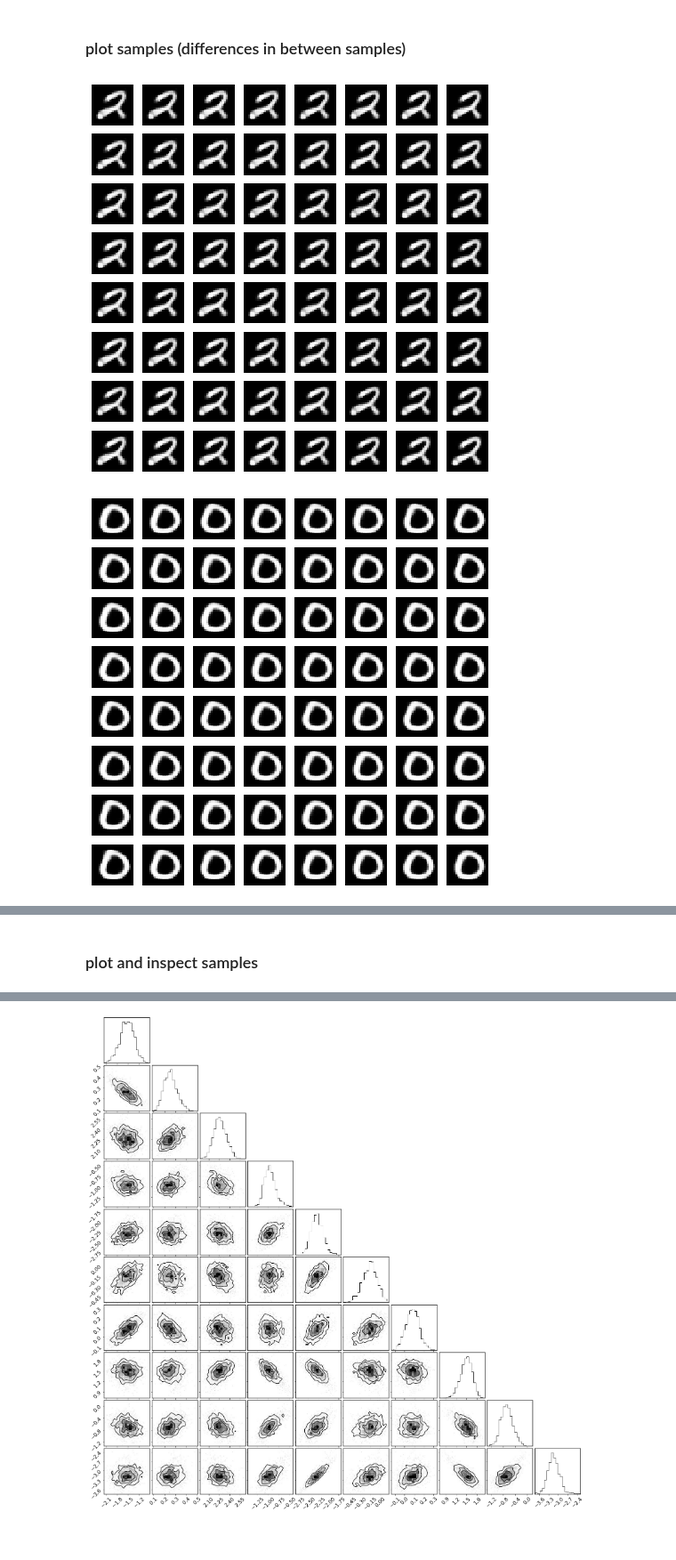
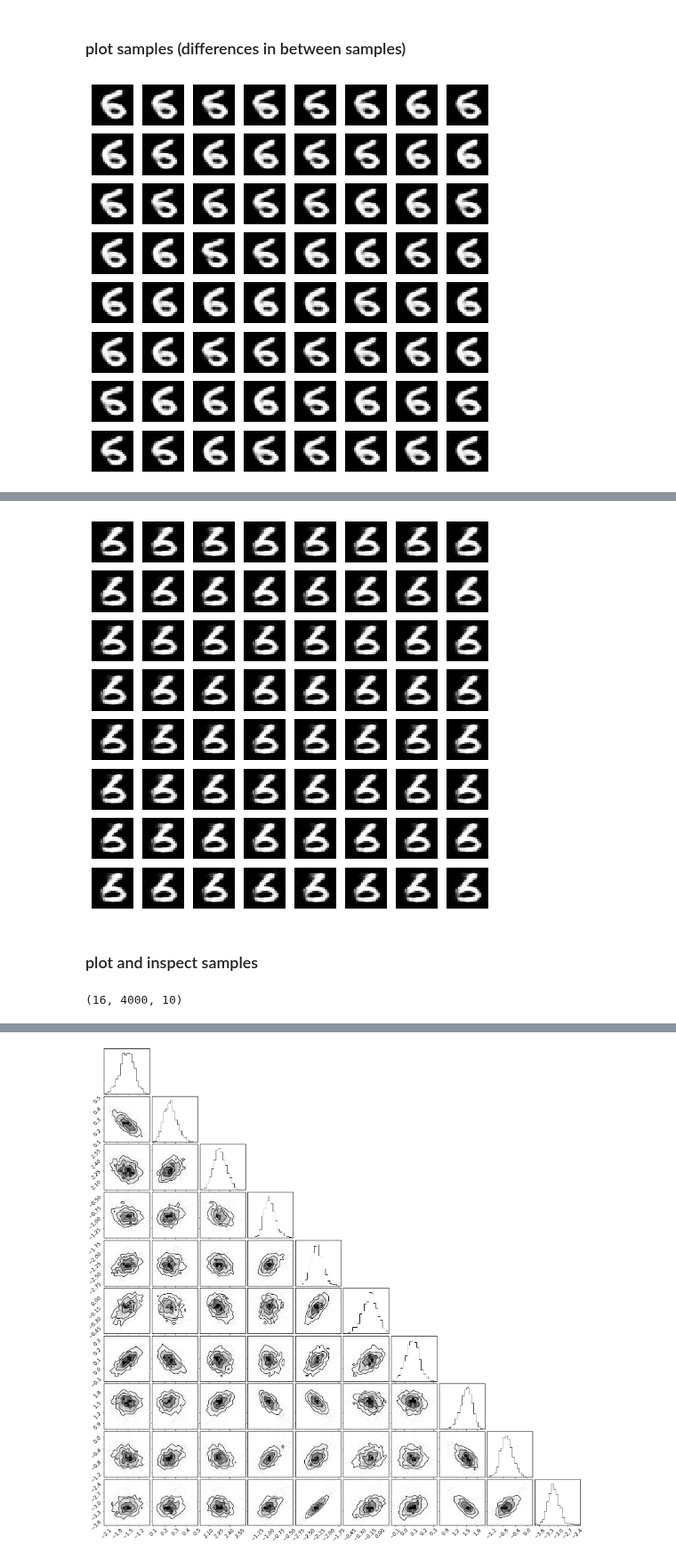
Before and after one commit to VMBoehm/PAE, a Jupyter notebook: notebooks/tf2/MNIST_masked_sampler-uspace.ipynb, the cells around one changed output, grey strips where cells are left out. Shown at 89% size. Drawn from its saved outputs; the diff is of its cells as text; code cells hidden in the pictures.

```diff
--- a/notebooks/tf2/MNIST_masked_sampler-uspace.ipynb
+++ b/notebooks/tf2/MNIST_masked_sampler-uspace.ipynb
@@ -316,7 +316,7 @@ print(num_results)
 def get_kernel(ii,num_burnin_steps, ntreelevel):
     x     = x_test[ii*params['batch_size']:(ii+1)*params['batch_size']]
     LP    = LogP(x,mask)
-    z_ini = z_true
+    z_ini = z_rand
     adaptive_hmc = tfp.mcmc.DualAveragingStepSizeAdaptation(
         tfp.mcmc.NoUTurnSampler(
             target_log_prob_fn=LP.logp,max_tree_depth=ntreelevel,
@@ -386,17 +382,16 @@ time: 86.69771459102631
 ### plot samples (differences in between samples)
 # %%
 sub_select = np.random.choice(np.arange(100),8*8)
-for jj in range(0,14):
+for jj in range(8,9):
     sub_samples = samples[jj,sub_select,:]
     plt.figure(figsize=(8,8))
     old_fig=np.zeros((28,28))
     for ii in range(8*8):
         plt.subplot(8,8,ii+1)
         fig = np.squeeze(get_decoded(build_container(sub_samples[ii]))[0])
         plt.imshow(fig.reshape((28,28)), vmin=-0.5, vmax=0.5, cmap='gray')
         old_fig=fig
         plt.axis('off')
     plt.show()
 # %% [output]
-[figure, old version]
+[figure, new version]
-[figure, removed]
@@ -415,4 +398,23 @@ for jj in range(0,14):
+# %%
+sub_select = np.random.choice(np.arange(100),8*8)
+for jj in range(8,9):
+    sub_samples = samples_truth[jj,sub_select,:]
+    plt.figure(figsize=(8,8))
+    old_fig=np.zeros((28,28))
+    for ii in range(8*8):
+        plt.subplot(8,8,ii+1)
+        fig = np.squeeze(get_decoded(build_container(sub_samples[ii]))[0])
+        plt.imshow(fig.reshape((28,28)), vmin=-0.5, vmax=0.5, cmap='gray')
+        old_fig=fig
+        plt.axis('off')
+    plt.show()
+# %% [output]
+[figure, added]
 # %% [markdown]
 ### plot and inspect samples
 # %%
 import corner
+# %%
+np.concatenate((samples,samples_truth), axis=1).shape
+# %% [output]
+(16, 4000, 10)
```
Also changed, not shown: parts of 6 cells of this notebook, 1 other file.
